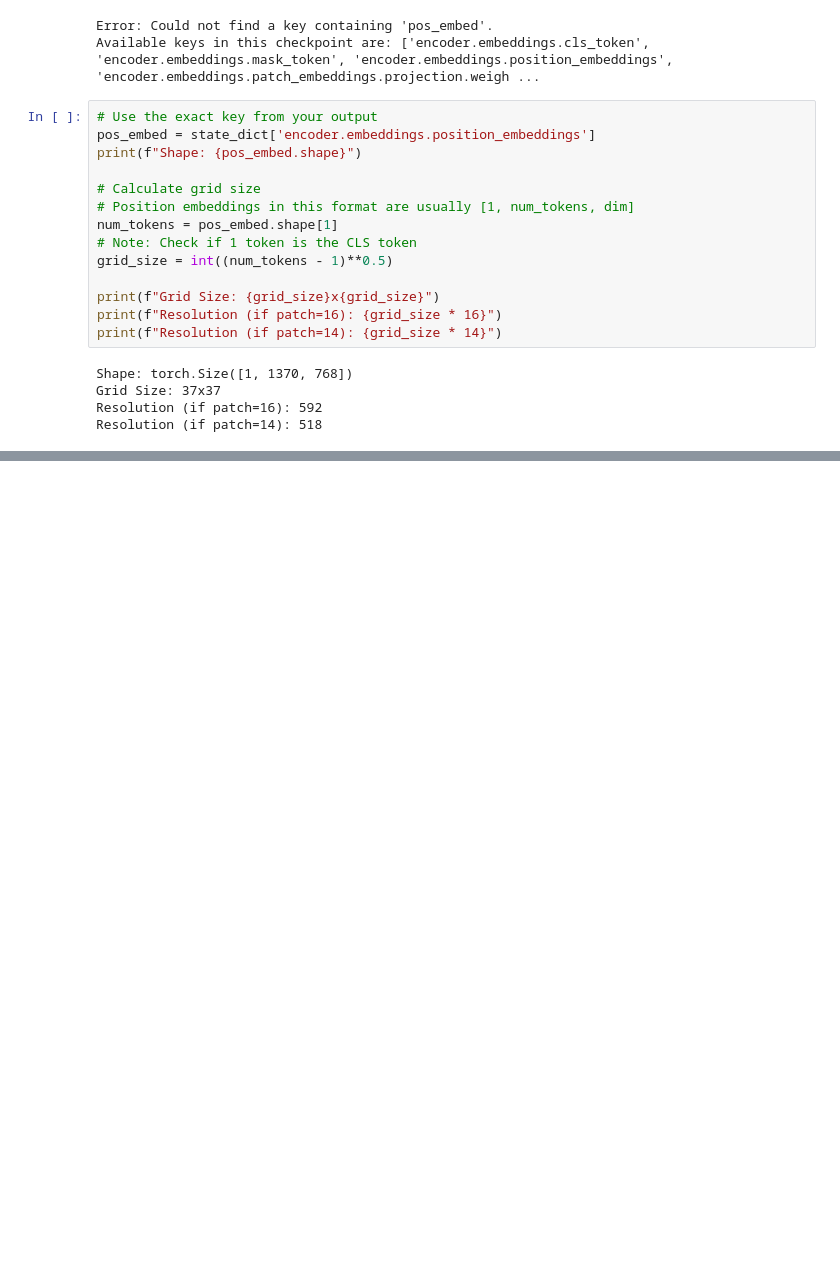
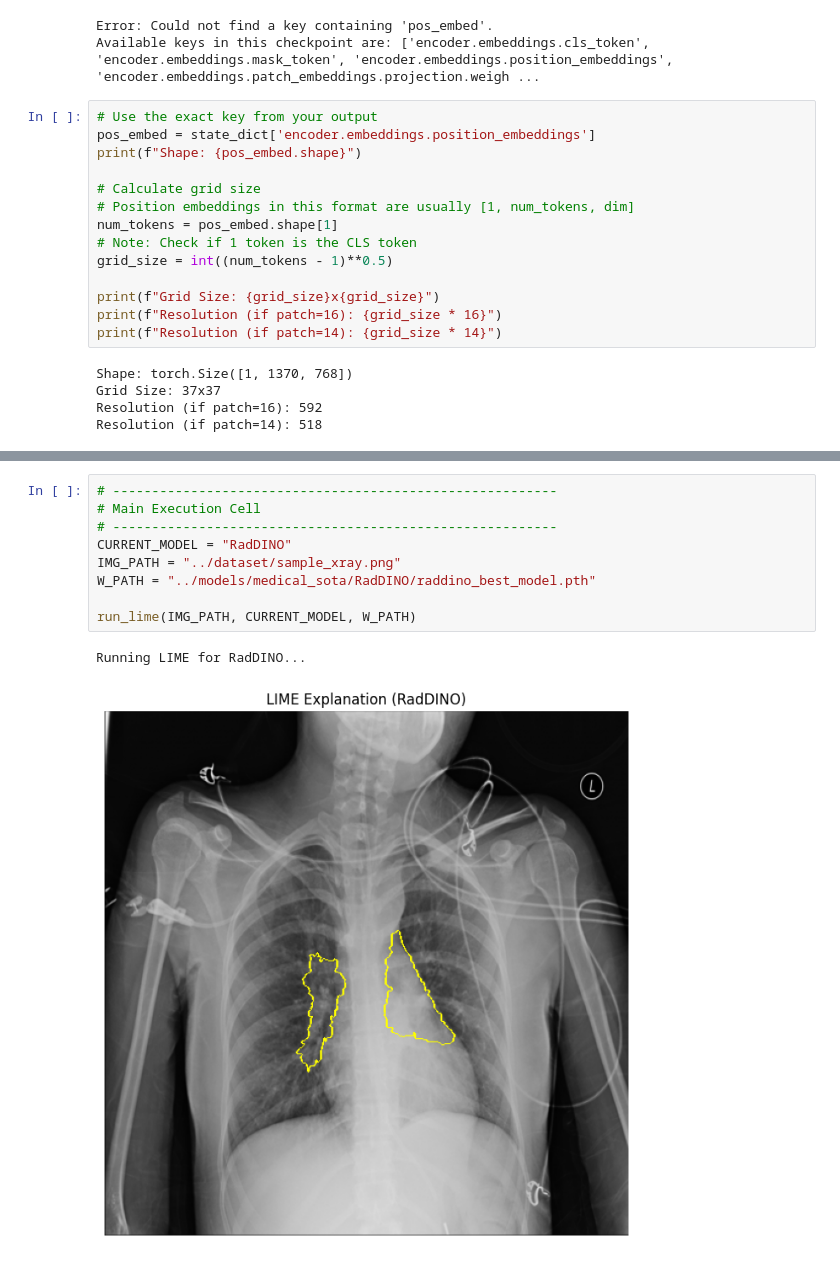
Before and after one commit to inshiright/chestxray-classification, a Jupyter notebook: notebooks/02_raddino_evaluation.ipynb, the cells around one changed output, grey strips where cells are left out. Cells and saved outputs as stored; diff of their text form; blank space fills up the shorter version.

Commit message:
Consolidated SOTA evaluation notebooks into respective models

```diff
--- a/notebooks/lyj_raddino_gradcam.ipynb
+++ b/notebooks/02_raddino_evaluation.ipynb
@@ -233,0 +337,12 @@ Reason: The latest `pytorch-grad-cam` library (version 1.5+) removed this parame
+# %%
+# ---------------------------------------------------------
+# Main Execution Cell
+# ---------------------------------------------------------
+CURRENT_MODEL = "RadDINO"
+IMG_PATH = "../dataset/sample_xray.png"
+W_PATH = "../models/medical_sota/RadDINO/raddino_best_model.pth"
+
+run_lime(IMG_PATH, CURRENT_MODEL, W_PATH)
+# %% [output]
+Running LIME for RadDINO...
+[figure, added]
```
Also changed, not shown: parts of 7 cells of this notebook, 1 other file.
